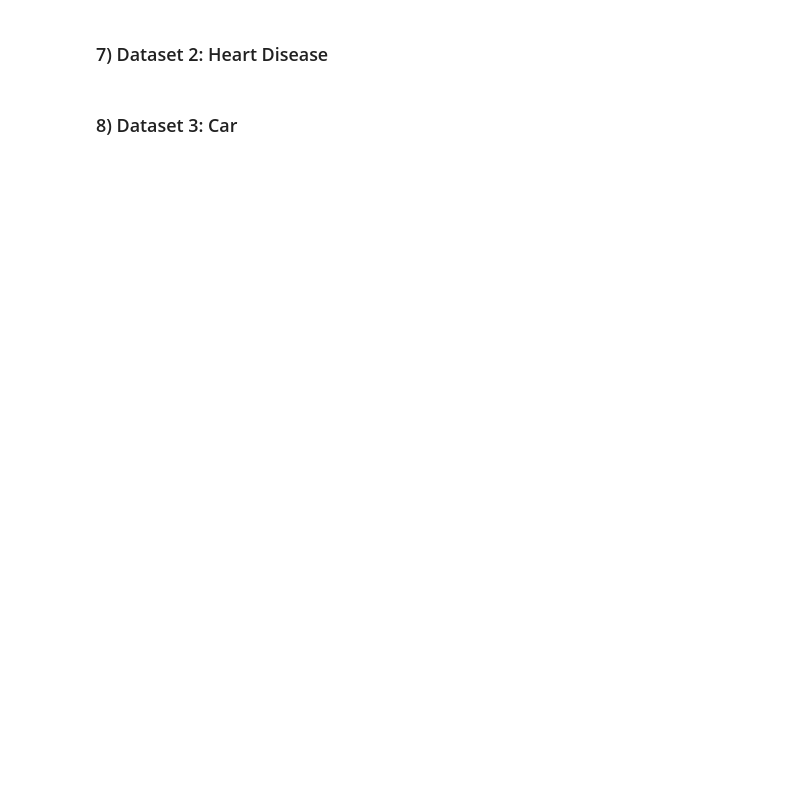
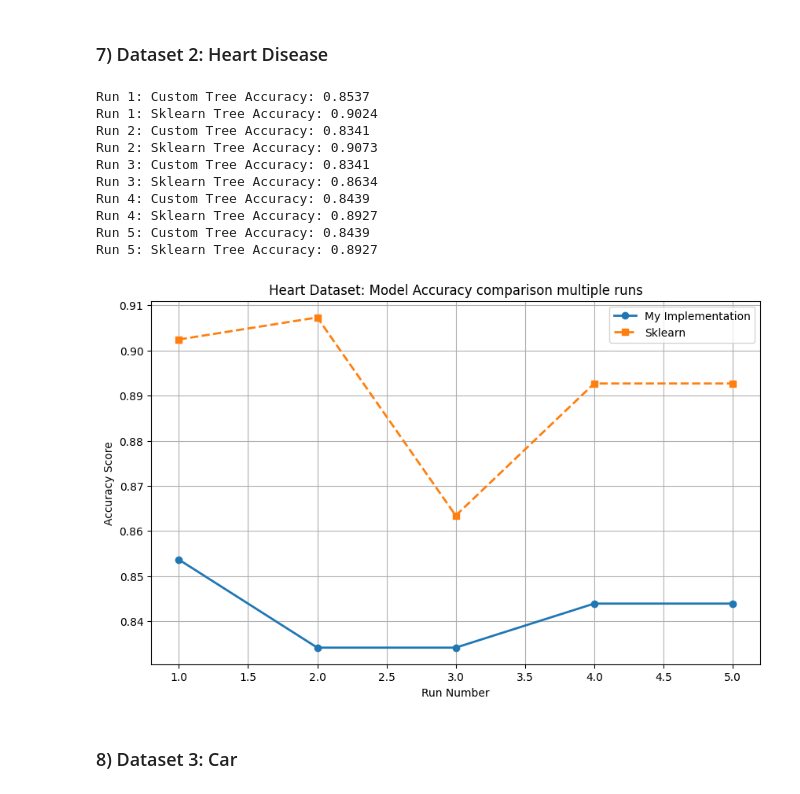
Before and after one commit to iM0ritz/MachineLearning, a Jupyter notebook: Assignment2/ML-Assignment 2 - Student names.ipynb, the cells around one changed output. Cells and saved outputs as stored; diff of their text form; code cells hidden in the pictures; blank space fills up the shorter version.

Commit message:
Assignment 2: Finished Implementation

```diff
--- a/Assignment2/ML-Assignment 2 - Student names.ipynb
+++ b/Assignment2/ML-Assignment 2 - Student names.ipynb
@@ -403,2 +388,48 @@ data_heart = pd.read_csv("heart.csv", header=1).to_numpy()
+# %%
+data_heart = pd.read_csv("heart.csv", header=1).to_numpy()
+
+custom_acc, sk_learn_acc = [], []
+for i in range(5):
+    heart_train, heart_test = train_test_split(data_heart, test_size=0.2)
+    X_train = heart_train[:,:-1]
+    y_train = heart_train[:,-1]
+    X_test = heart_test[:,:-1]
+    y_test = heart_test[:,-1]
+    tree = grow_tree(X_train, y_train, np.arange(len(heart_train)), max_depth=5, task="classification")
+    predictions = [tree.predict(sample) for sample in X_test]
+    custom_acc.append(accuracy_score(y_test, predictions))
+    print(f"Run {i+1}: Custom Tree Accuracy: {custom_acc[-1]:.4f}")
+
+    skl_classifier = DecisionTreeClassifier(criterion='gini', max_depth=5)
+    skl_fitted_classifier = skl_classifier.fit(X=X_train, y=y_train)
+    skl_predictions = skl_fitted_classifier.predict(X_test)
+    sk_learn_acc.append(accuracy_score(skl_predictions, y_test))
+    print(f"Run {i+1}: Sklearn Tree Accuracy: {sk_learn_acc[-1]:.4f}")
+
+# Plot
+plt.figure(figsize=(10, 6))
+
+plt.plot(range(1, 6), custom_acc, marker='o', linestyle='-', label='My Implementation', linewidth=2)
+plt.plot(range(1, 6), sk_learn_acc, marker='s', linestyle='--', label='Sklearn', linewidth=2)
+
+plt.title('Heart Dataset: Model Accuracy comparison multiple runs')
+plt.xlabel('Run Number')
+plt.ylabel('Accuracy Score')
+plt.legend()
+plt.grid(True)
+
+plt.show()
+# %% [output]
+Run 1: Custom Tree Accuracy: 0.8537
+Run 1: Sklearn Tree Accuracy: 0.9024
+Run 2: Custom Tree Accuracy: 0.8341
+Run 2: Sklearn Tree Accuracy: 0.9073
+Run 3: Custom Tree Accuracy: 0.8341
+Run 3: Sklearn Tree Accuracy: 0.8634
+Run 4: Custom Tree Accuracy: 0.8439
+Run 4: Sklearn Tree Accuracy: 0.8927
+Run 5: Custom Tree Accuracy: 0.8439
+Run 5: Sklearn Tree Accuracy: 0.8927
+[figure, added]
 # %% [markdown]
 ### 8) Dataset 3: Car
```
Also changed, not shown: parts of 7 cells of this notebook.
